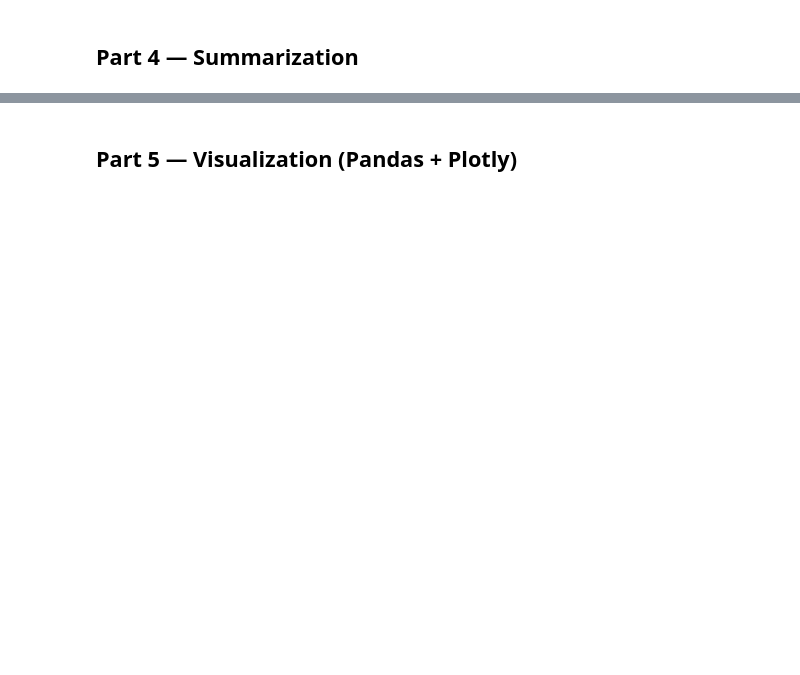
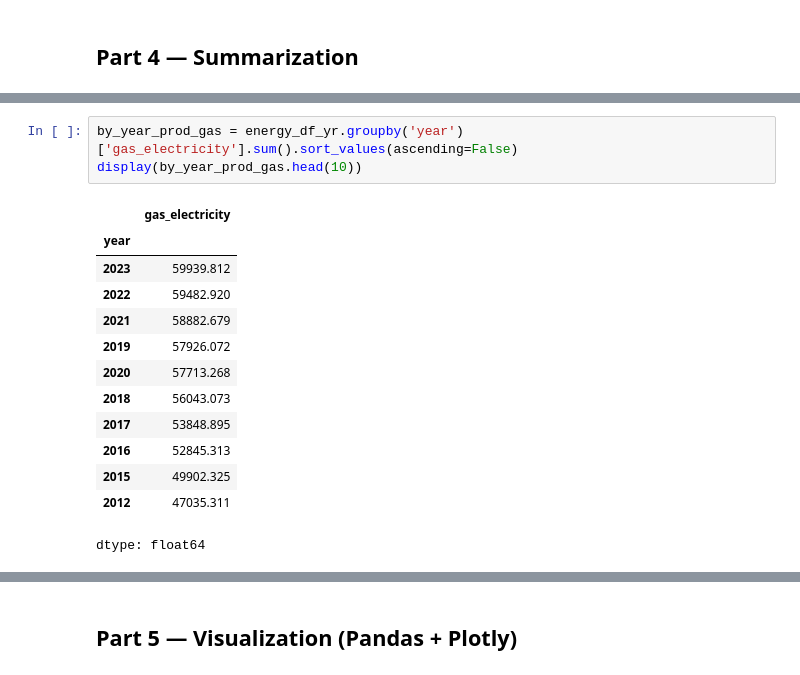
Before and after one commit to ellenwang995/week2_pandas, a Jupyter notebook: Session_2_Student_Worksheet.ipynb, the cells around one changed output, grey strips where cells are left out. Drawn from its saved outputs; the diff is of its cells as text; blank space fills up the shorter version.

```diff
--- a/Session_2_Student_Worksheet.ipynb
+++ b/Session_2_Student_Worksheet.ipynb
@@ -208 +230,18 @@ display(by_cat.head(10))
 dtype: float64
+# %%
+by_year_prod_gas = energy_df_yr.groupby('year')['gas_electricity'].sum().sort_values(ascending=False)
+display(by_year_prod_gas.head(10))
+# %% [output]
+|  | gas_electricity |
+| year |  |
+| 2023 | 59939.812 |
+| 2022 | 59482.920 |
+| 2021 | 58882.679 |
+| 2019 | 57926.072 |
+| 2020 | 57713.268 |
+| 2018 | 56043.073 |
+| 2017 | 53848.895 |
+| 2016 | 52845.313 |
+| 2015 | 49902.325 |
+| 2012 | 47035.311 |
+dtype: float64
```
Also changed, not shown: parts of 10 cells of this notebook.
